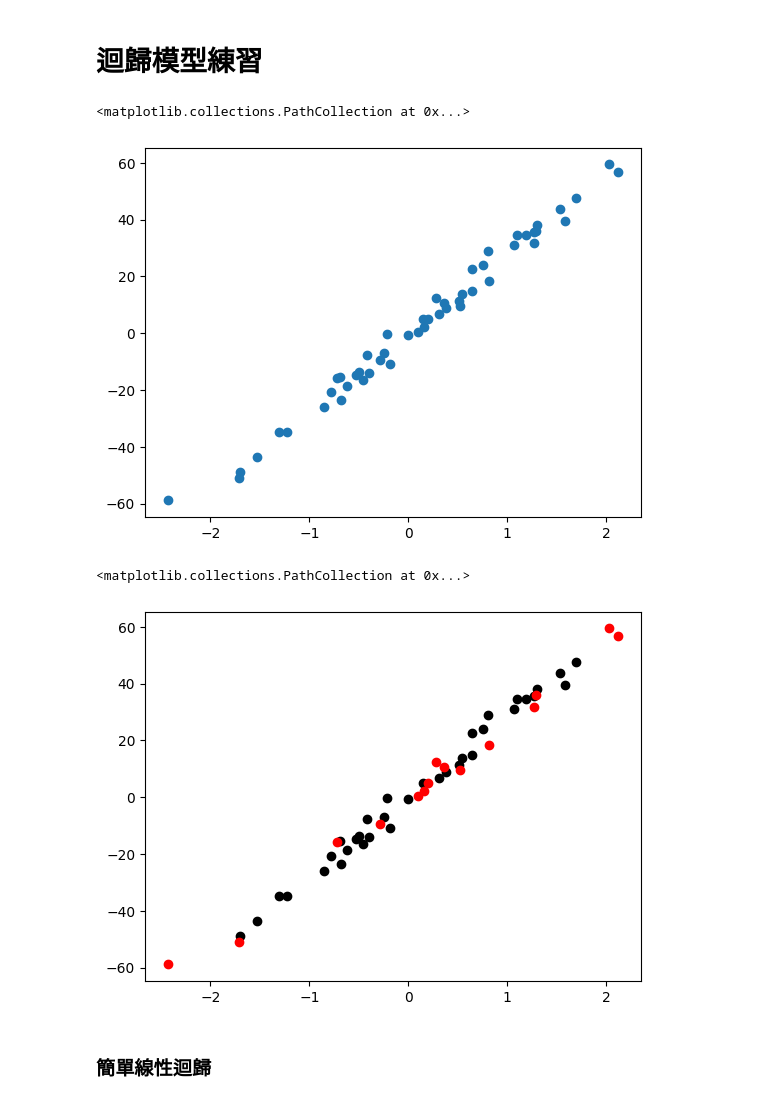
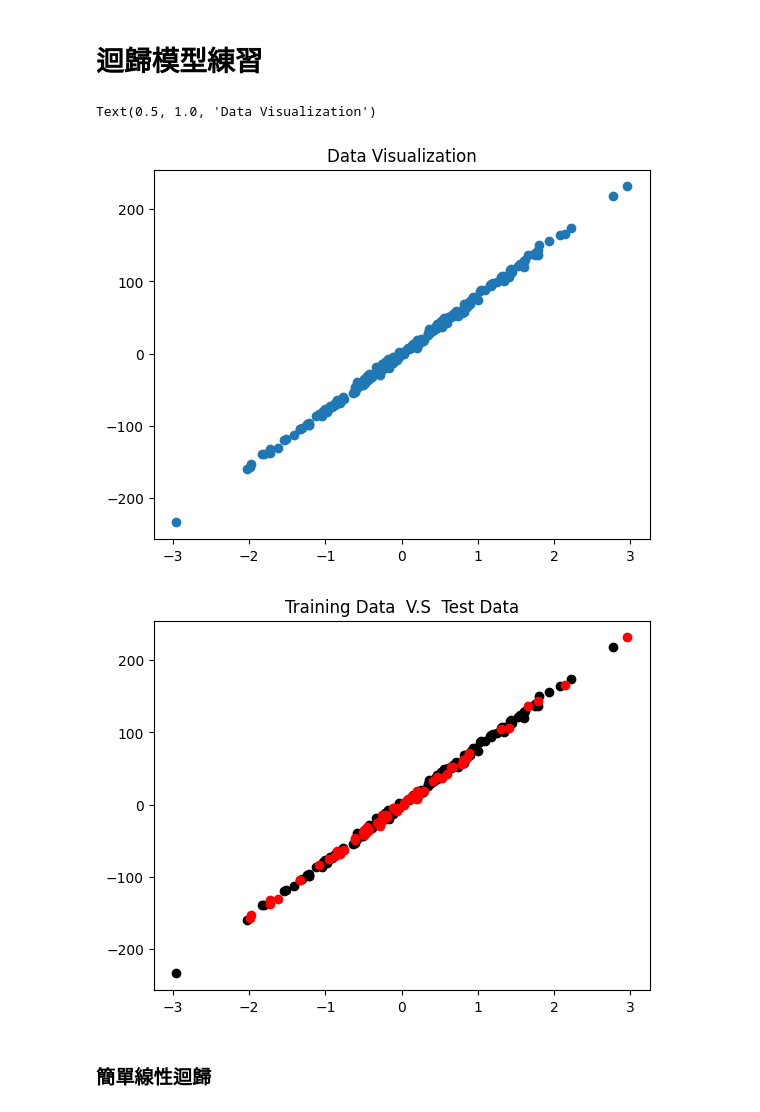
Before and after one commit to Ning306/Machine-learning-method-practice, a Jupyter notebook: 迴歸模型/迴歸.ipynb, the cells around one changed output. Drawn from its saved outputs; the diff is of its cells as text; code cells hidden in the pictures.

```diff
--- a/迴歸模型/迴歸.ipynb
+++ b/迴歸模型/迴歸.ipynb
@@ -10,21 +10,23 @@ from sklearn.pipeline import make_pipeline
 from sklearn.datasets import make_regression
 from sklearn.preprocessing import PolynomialFeatures
 # %%
-X, y = make_regression(n_samples=50, n_features=1, noise=3)
+X, y = make_regression(n_samples=200, n_features=1, noise=3, random_state=66)
 # %%
 # 資料視覺化
 plt.scatter(X, y)
+plt.title('Data Visualization')
 # %% [output]
-<matplotlib.collections.PathCollection at 0x...>
+Text(0.5, 1.0, 'Data Visualization')
-[figure, old version]
+[figure, new version]
 # %%
 X_train, X_test, y_train, y_test = train_test_split(X, y, test_size = 0.3, random_state = 33)
 # %%
-#黑點為訓練及資料，紅點為測試集資料
+#黑點為訓練集資料，紅點為測試集資料
 plt.scatter(X_train, y_train, color= 'black')
 plt.scatter(X_test, y_test, color= 'red')
+plt.title('Training Data  V.S  Test Data')
+plt.show()
 # %% [output]
-<matplotlib.collections.PathCollection at 0x...>
-[figure, old version]
+[figure, new version]
 # %% [markdown]
 ### 簡單線性迴歸
```
Also changed, not shown: parts of 19 cells of this notebook.
